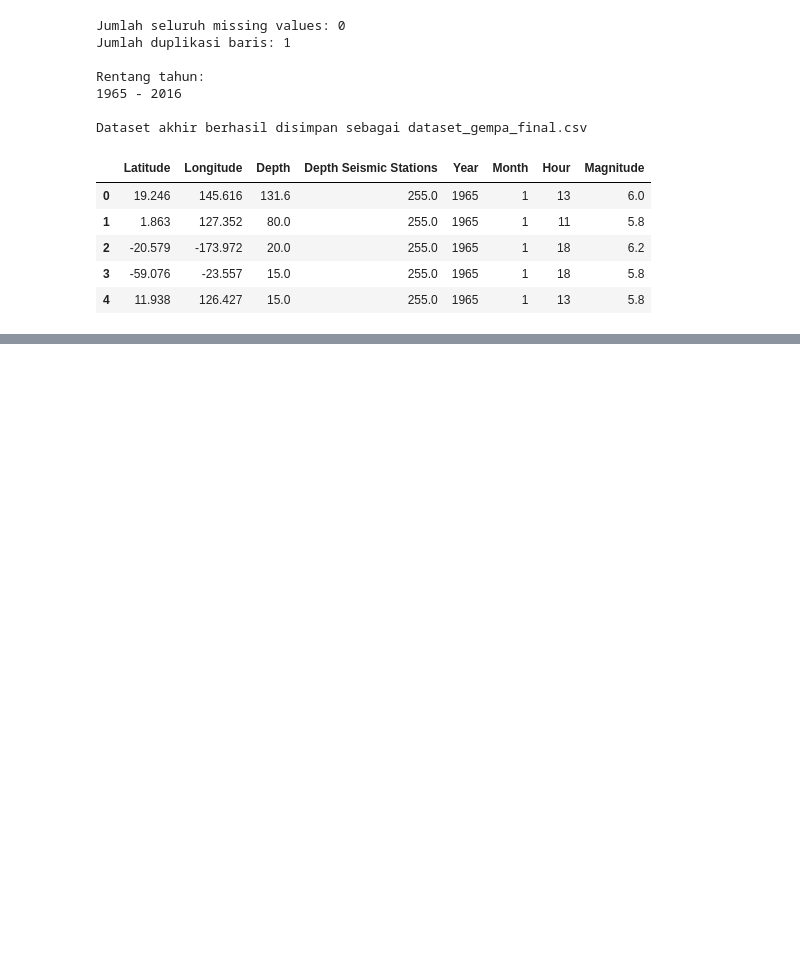
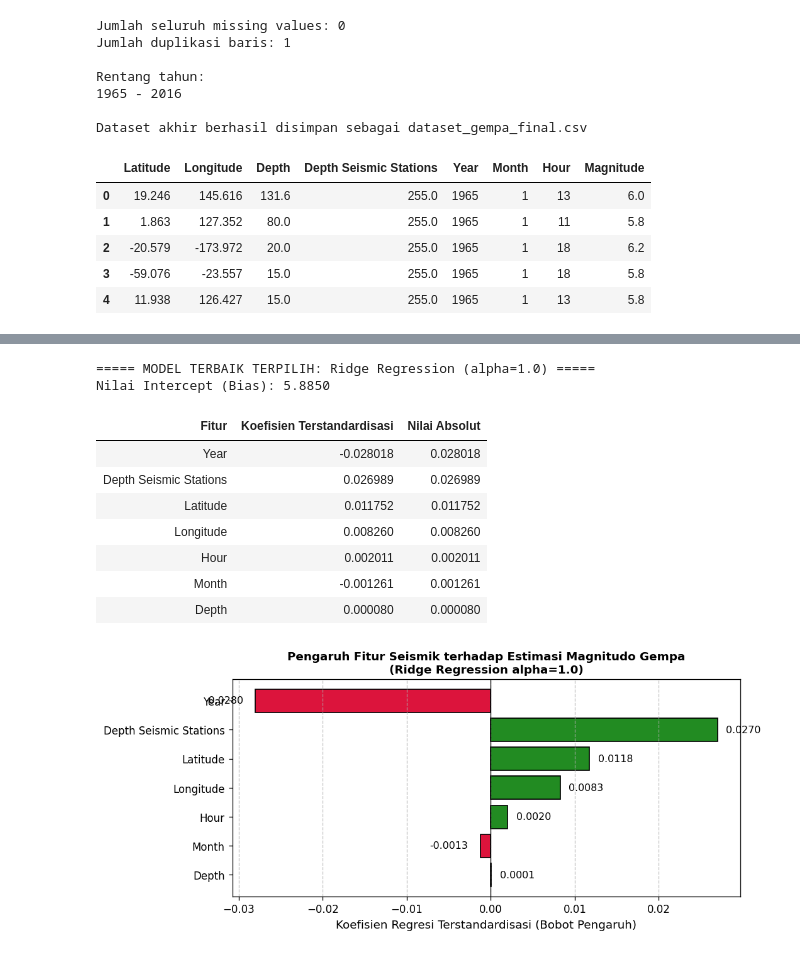
Before and after one commit to Marseng10/Data-Scince_Project, a Jupyter notebook: AnalisisPoladanPrediksiMagnitudoGempaBumi_Lanjutan.ipynb, the cells around one changed output, grey strips where cells are left out. Drawn from its saved outputs; the diff is of its cells as text; code cells hidden in the pictures; blank space fills up the shorter version.

```diff
--- a/Analisis Pola dan PrediksiMagnitudoGempaBumi.ipynb
+++ b/AnalisisPoladanPrediksiMagnitudoGempaBumi_Lanjutan.ipynb
@@ -1786,0 +2063,52 @@ Dataset akhir berhasil disimpan sebagai dataset_gempa_final.csv
+# %%
+# D.6 Pemilihan Model Terbaik dan Analisis Koefisien
+
+# Menyimpan model terpilih berdasarkan hasil evaluasi validation
+nama_model_terbaik = "Ridge Regression (alpha=1.0)"
+model_terbaik = model_terlatih[nama_model_terbaik]
+
+koefisien = model_terbaik.coef_
+intercept = model_terbaik.intercept_
+
+df_koefisien = pd.DataFrame({
+    "Fitur": fitur_akhir,
+    "Koefisien Terstandardisasi": koefisien,
+    "Nilai Absolut": np.abs(koefisien)
+}).sort_values(by="Nilai Absolut", ascending=False).reset_index(drop=True)
+
+print(f"===== MODEL TERBAIK TERPILIH: {nama_model_terbaik} =====")
+print(f"Nilai Intercept (Bias): {intercept:.4f}\n")
+display(df_koefisien.style.format({
+    "Koefisien Terstandardisasi": "{:.6f}",
+    "Nilai Absolut": "{:.6f}"
+}))
+
+# Visualisasi koefisien fitur
+plt.figure(figsize=(9, 4.0))
+colors = ["forestgreen" if c > 0 else "crimson" for c in df_koefisien["Koefisien Terstandardisasi"]]
+bars = plt.barh(df_koefisien["Fitur"], df_koefisien["Koefisien Terstandardisasi"], color=colors, edgecolor="black")
+plt.axvline(0, color="black", linestyle="-", linewidth=0.8)
+plt.xlabel("Koefisien Regresi Terstandardisasi (Bobot Pengaruh)", fontsize=11)
+plt.title("Pengaruh Fitur Seismik terhadap Estimasi Magnitudo Gempa\n(Ridge Regression alpha=1.0)", fontsize=11, fontweight="bold")
+plt.grid(axis="x", linestyle="--", alpha=0.7)
+
+for bar in bars:
+    w = bar.get_width()
+    offset = 0.001 if w >= 0 else -0.006
+    plt.text(w + offset, bar.get_y() + bar.get_height()/2, f"{w:.4f}", va="center", fontsize=9.5)
+
+plt.gca().invert_yaxis()
+plt.tight_layout()
+plt.show()
+# %% [output]
+===== MODEL TERBAIK TERPILIH: Ridge Regression (alpha=1.0) =====
+Nilai Intercept (Bias): 5.8850
+| Fitur | Koefisien Terstandardisasi | Nilai Absolut |
+| Year | -0.028018 | 0.028018 |
+| Depth Seismic Stations | 0.026989 | 0.026989 |
+| Latitude | 0.011752 | 0.011752 |
+| Longitude | 0.008260 | 0.008260 |
+| Hour | 0.002011 | 0.002011 |
+| Month | -0.001261 | 0.001261 |
+| Depth | 0.000080 | 0.000080 |
+[figure, added]
```
Also changed, not shown: parts of 37 cells of this notebook, 2 other files.
